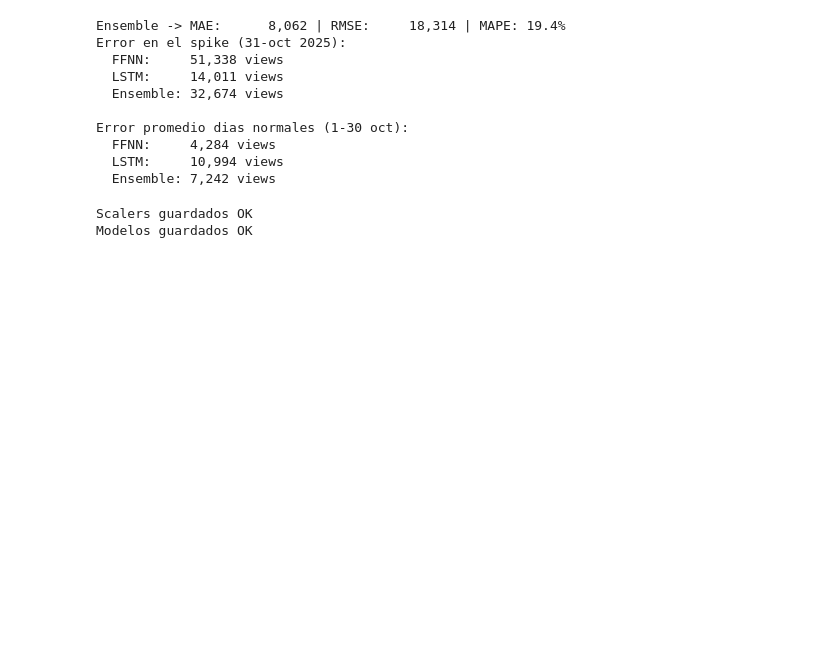
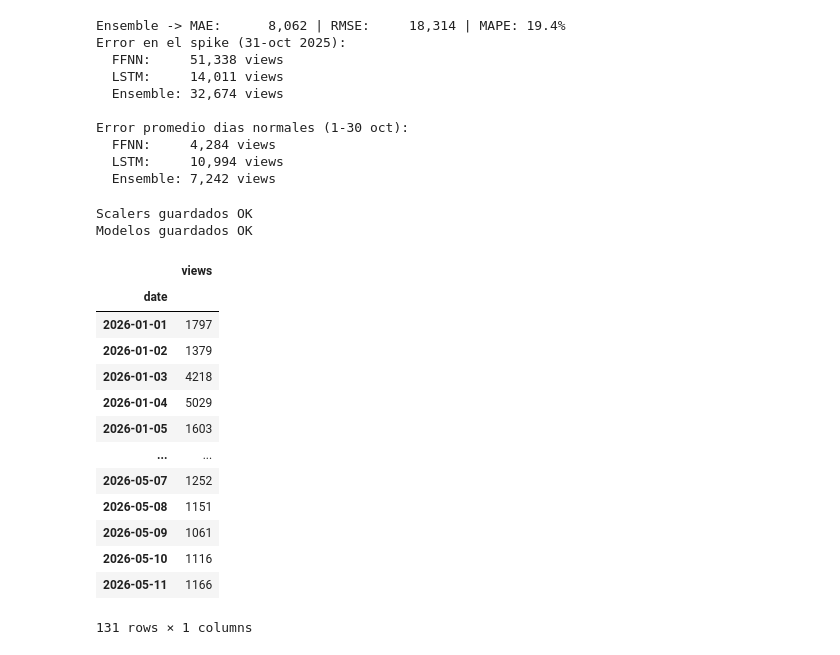
Before and after one commit to denisevaldivia/Wikipedia-View-Time-Series, a Jupyter notebook: Haloween_Prediction.ipynb, the cells around one changed output. Drawn from its saved outputs; the diff is of its cells as text; code cells hidden in the pictures; blank space fills up the shorter version.

```diff
--- a/Haloween_Prediction.ipynb
+++ b/Haloween_Prediction.ipynb
@@ -500,3 +502,38 @@ print('Modelos guardados OK')
 # %% [output]
 Scalers guardados OK
 Modelos guardados OK
+# %%
+ffnn         = keras.models.load_model('Models/ffnn_halloween.keras')
+lstm         = keras.models.load_model('Models/lstm_halloween.keras')
+scaler       = joblib.load('Models/Scaler/scaler.pkl')
+scaler_views = joblib.load('Models/Scaler/scaler_views.pkl')
+
+W = 30
+FEATURES = ['views', 'es_halloween', 'semana_halloween', 'dias_para_halloween', 'views_lag7']
+
+url = (
+    "https://wikimedia.org/api/rest_v1/metrics/pageviews/per-article/"
+    "en.wikipedia/all-access/user/Halloween/daily/20260101/20260512"
+)
+r = requests.get(url, headers={"User-Agent": "halloween-forecast/1.0"})
+items = r.json()["items"]
+
+df_fresh = pd.DataFrame(items)
+df_fresh["date"] = pd.to_datetime(df_fresh["timestamp"], format="%Y%m%d%H")
+df_fresh = df_fresh.sort_values("date").set_index("date")[["views"]]
+df_fresh
+# %% [output]
+|  | views |
+| date |  |
+| 2026-01-01 | 1797 |
+| 2026-01-02 | 1379 |
+| 2026-01-03 | 4218 |
+| 2026-01-04 | 5029 |
+| 2026-01-05 | 1603 |
+| ... | ... |
+| 2026-05-07 | 1252 |
+| 2026-05-08 | 1151 |
+| 2026-05-09 | 1061 |
+| 2026-05-10 | 1116 |
+| 2026-05-11 | 1166 |
+131 rows × 1 columns
```
Also changed, not shown: parts of 7 cells of this notebook, 1 other file.
